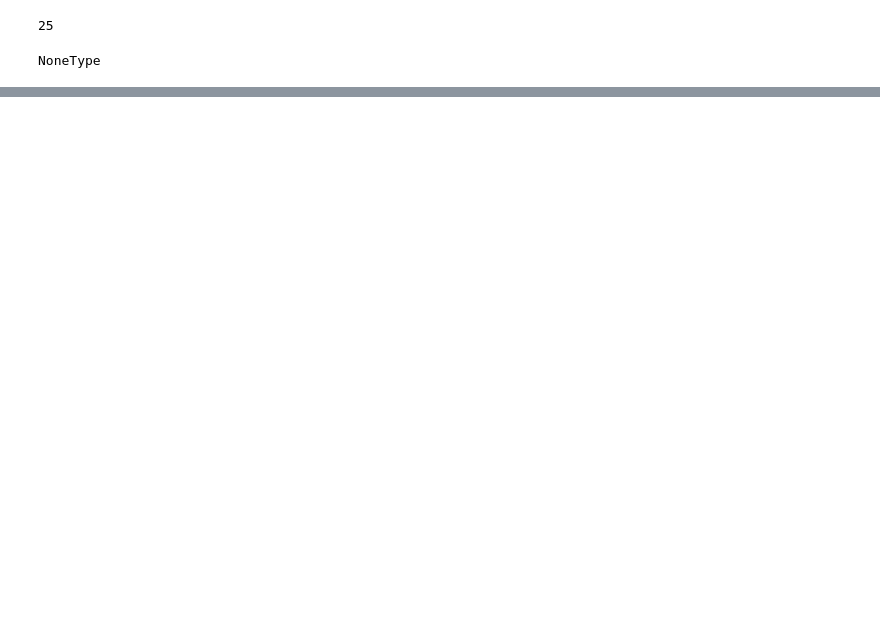
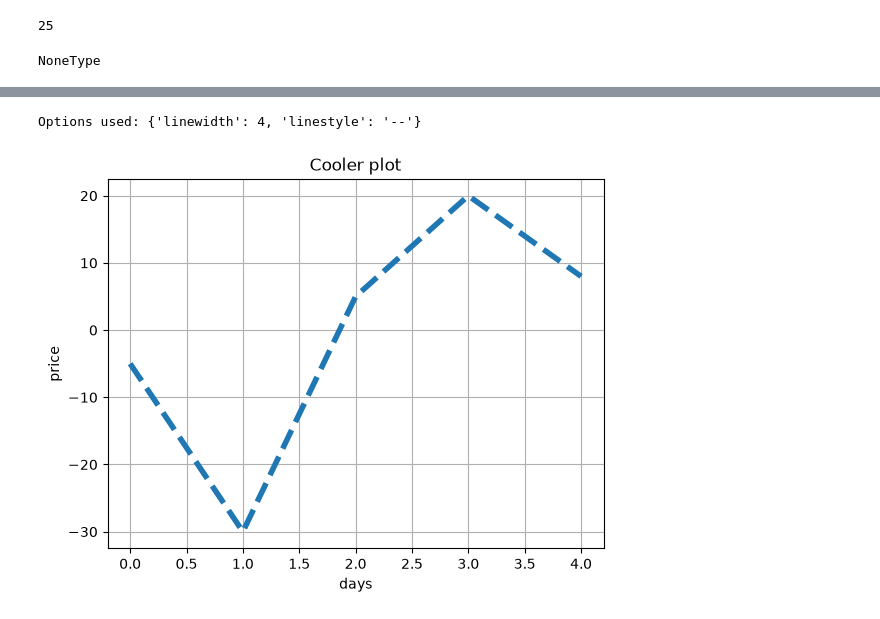
Before and after one commit to kokchun/python_kokchun_giang_aiu26, a Jupyter notebook: code_alongs/11_functions/functions.ipynb, the cells around one changed output, grey strips where cells are left out. Saved outputs shown, nothing was run; the diff lists cells and outputs as text; code cells hidden in the pictures; blank space fills up the shorter version.

```diff
--- a/code_alongs/11_functions/functions.ipynb
+++ b/code_alongs/11_functions/functions.ipynb
@@ -143,0 +222,16 @@ NoneType
+# %%
+def stock_plot(x,y, title, **options):
+    print(f"Options used: {options}")
+    plt.plot(x,y, **options)
+    plt.grid()
+    plt.title(label=title)
+    plt.xlabel(xlabel="days")
+    plt.ylabel(ylabel="price")
+
+x = range(5)
+y = [-5,-30,5,20,8]
+
+stock_plot(x,y, title="Cooler plot", linewidth=4, linestyle="--")
+# %% [output]
+Options used: {'linewidth': 4, 'linestyle': '--'}
+[figure, added]
```
Also changed, not shown: parts of 12 cells of this notebook.
